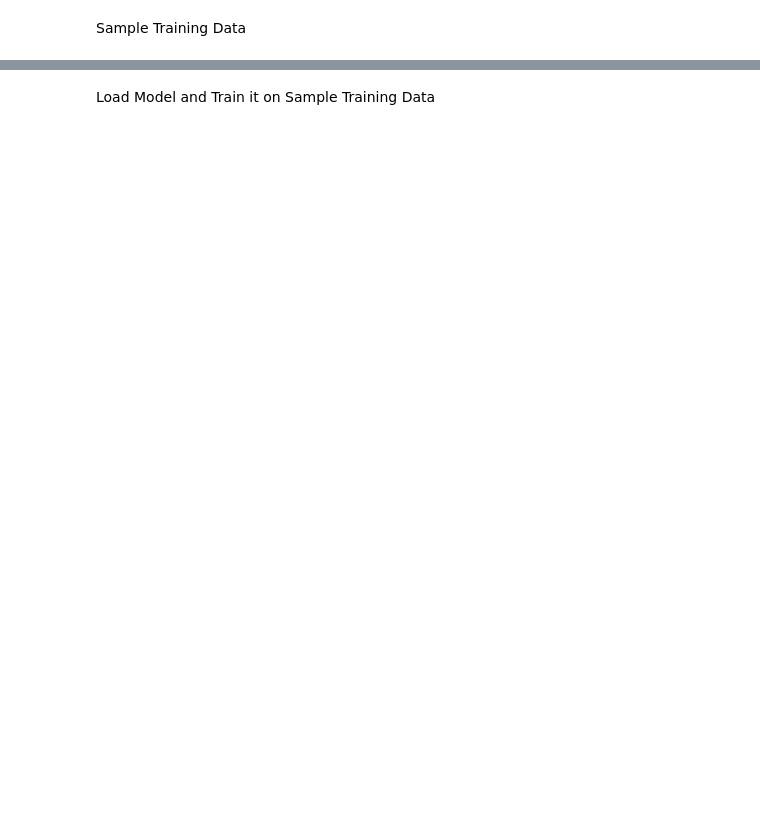
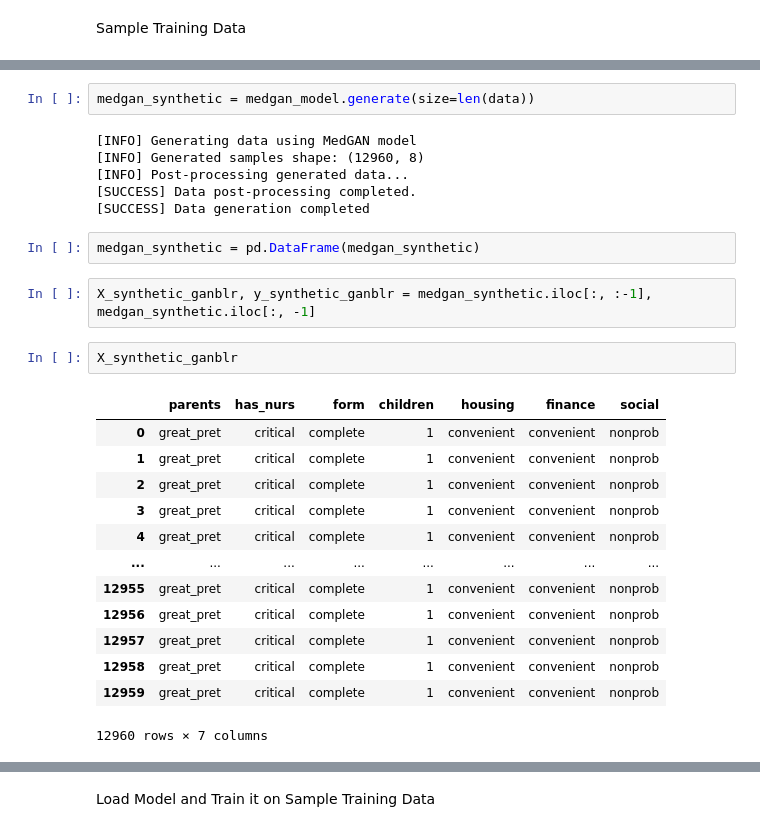
Before and after one commit to DataBytes-Organisation/Katabatic, a Jupyter notebook: tryKatabatic.ipynb, the cells around one changed output, grey strips where cells are left out. Cells and saved outputs as stored; diff of their text form; blank space fills up the shorter version.

```diff
--- a/tryKatabatic.ipynb
+++ b/tryKatabatic.ipynb
@@ -38,0 +120,28 @@ y_train = np.array([0, 1, 0, 1, 0, 1, 0, 1, 0, 1])
+# %%
+medgan_synthetic = medgan_model.generate(size=len(data))
+# %% [output]
+[INFO] Generating data using MedGAN model
+[INFO] Generated samples shape: (12960, 8)
+[INFO] Post-processing generated data...
+[SUCCESS] Data post-processing completed.
+[SUCCESS] Data generation completed
+# %%
+medgan_synthetic = pd.DataFrame(medgan_synthetic)
+# %%
+X_synthetic_ganblr, y_synthetic_ganblr = medgan_synthetic.iloc[:, :-1], medgan_synthetic.iloc[:, -1]
+# %%
+X_synthetic_ganblr
+# %% [output]
+|  | parents | has_nurs | form | children | housing | finance | social |
+| 0 | great_pret | critical | complete | 1 | convenient | convenient | nonprob |
+| 1 | great_pret | critical | complete | 1 | convenient | convenient | nonprob |
+| 2 | great_pret | critical | complete | 1 | convenient | convenient | nonprob |
+| 3 | great_pret | critical | complete | 1 | convenient | convenient | nonprob |
+| 4 | great_pret | critical | complete | 1 | convenient | convenient | nonprob |
+| ... | ... | ... | ... | ... | ... | ... | ... |
+| 12955 | great_pret | critical | complete | 1 | convenient | convenient | nonprob |
+| 12956 | great_pret | critical | complete | 1 | convenient | convenient | nonprob |
+| 12957 | great_pret | critical | complete | 1 | convenient | convenient | nonprob |
+| 12958 | great_pret | critical | complete | 1 | convenient | convenient | nonprob |
+| 12959 | great_pret | critical | complete | 1 | convenient | convenient | nonprob |
+12960 rows × 7 columns
```
Also changed, not shown: parts of 48 cells of this notebook, 23 other files.
